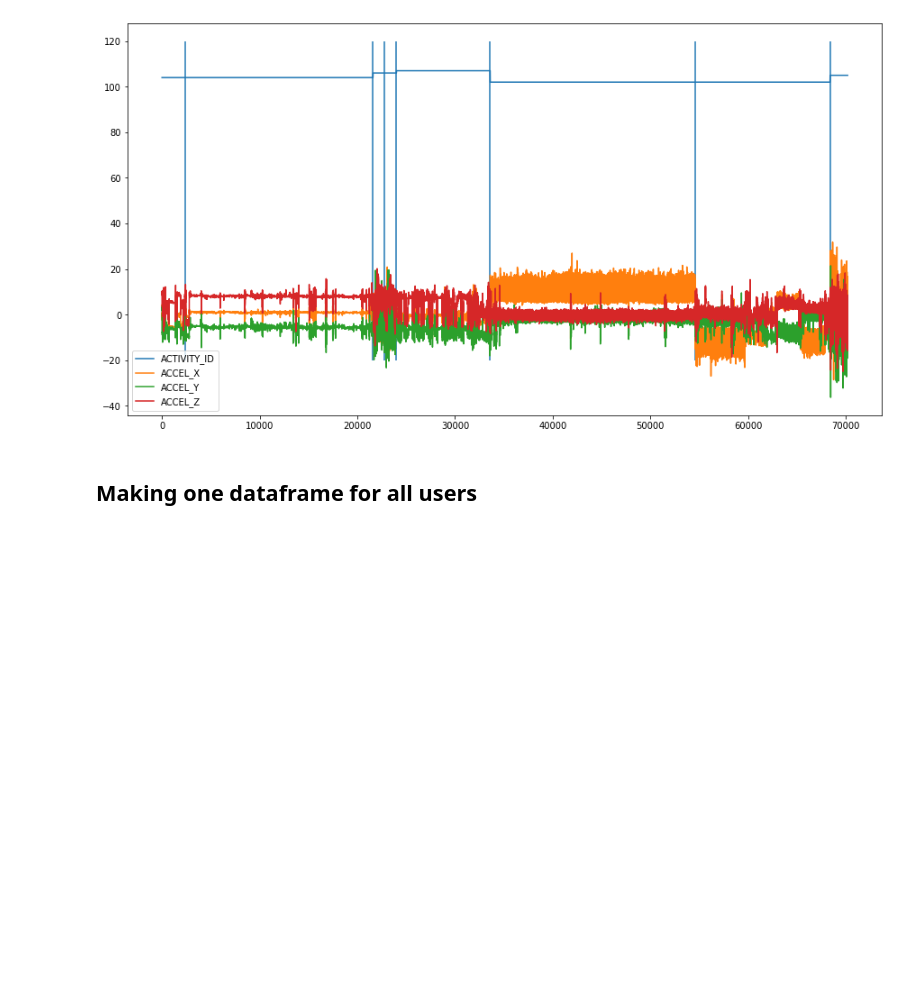
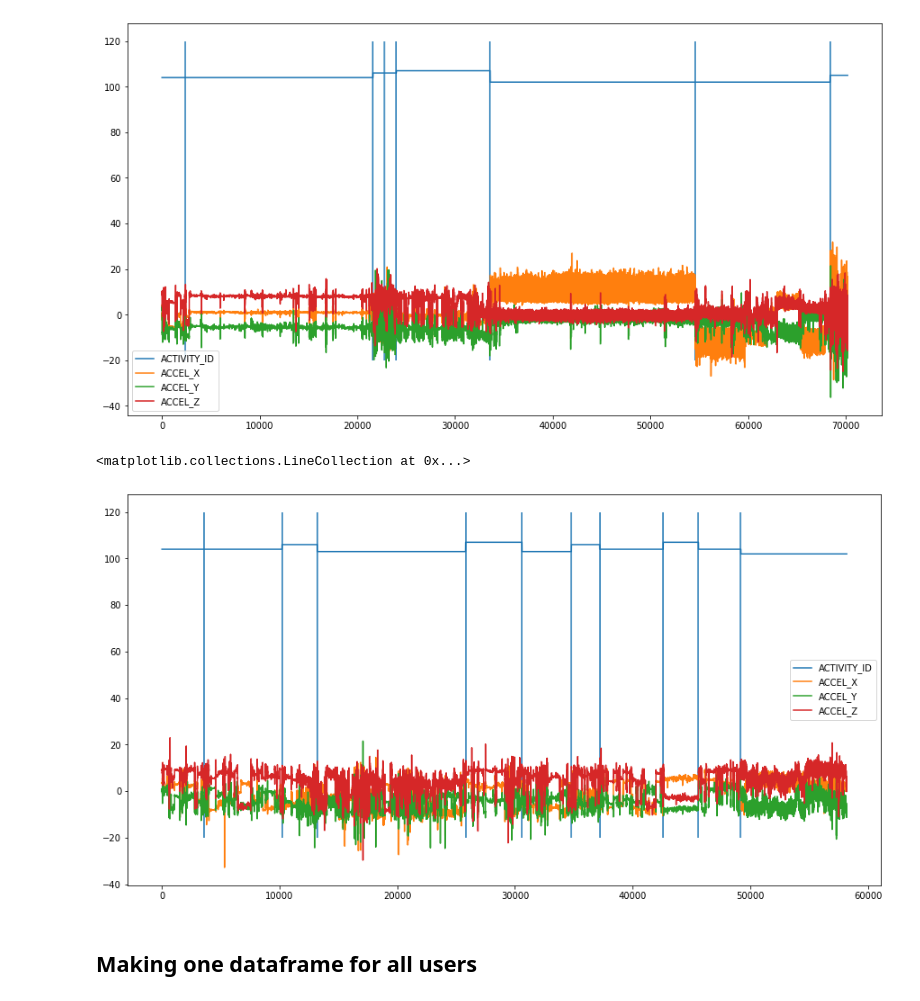
Before and after one commit to giorgosVardakas/Positional-Signal-Processing, a Jupyter notebook: Code with many persons data.ipynb, the cells around one changed output. Drawn from its saved outputs; the diff is of its cells as text; code cells hidden in the pictures; blank space fills up the shorter version.

```diff
--- a/Code with many persons data.ipynb
+++ b/Code with many persons data.ipynb
@@ -50,4 +54,5 @@ sampling_frequency = df_FB_accel_gyro.loc[1, "TIMESTAMP"] - df_FB_accel_gyro.loc
 df_FB_activity_cutoff = df_FB_accel_gyro.loc[df_FB_accel_gyro["TIMESTAMP"] - df_FB_accel_gyro["TIMESTAMP"].shift() > sampling_frequency]
 df_GV_activity_cutoff = df_GV_accel_gyro.loc[df_GV_accel_gyro["TIMESTAMP"] - df_GV_accel_gyro["TIMESTAMP"].shift() > sampling_frequency]
 df_TT_activity_cutoff = df_TT_accel_gyro.loc[df_TT_accel_gyro["TIMESTAMP"] - df_TT_accel_gyro["TIMESTAMP"].shift() > sampling_frequency]
+df_GP_activity_cutoff = df_GP_accel_gyro.loc[df_GP_accel_gyro["TIMESTAMP"] - df_GP_accel_gyro["TIMESTAMP"].shift() > sampling_frequency]
 df_VD_activity_cutoff = df_VD_accel_gyro.loc[df_VD_accel_gyro["TIMESTAMP"] - df_VD_accel_gyro["TIMESTAMP"].shift() > sampling_frequency]
@@ -111,6 +80,12 @@ ax.vlines(df_TT_activity_cutoff.index, ymin=-20, ymax=120)
 # %% [output]
 <matplotlib.collections.LineCollection at 0x...>
 [figure]
+# %%
+ax = df_GP_accel_gyro[["ACTIVITY_ID", "ACCEL_X", "ACCEL_Y", "ACCEL_Z"]].plot(figsize = (15, 8))
+ax.vlines(df_GP_activity_cutoff.index, ymin=-20, ymax=120)
+# %% [output]
+<matplotlib.collections.LineCollection at 0x...>
+[figure, added]
 # %% [markdown]
 ## Making one dataframe for all users
 # %%
```
Also changed, not shown: parts of 12 cells of this notebook, 5 other files.
